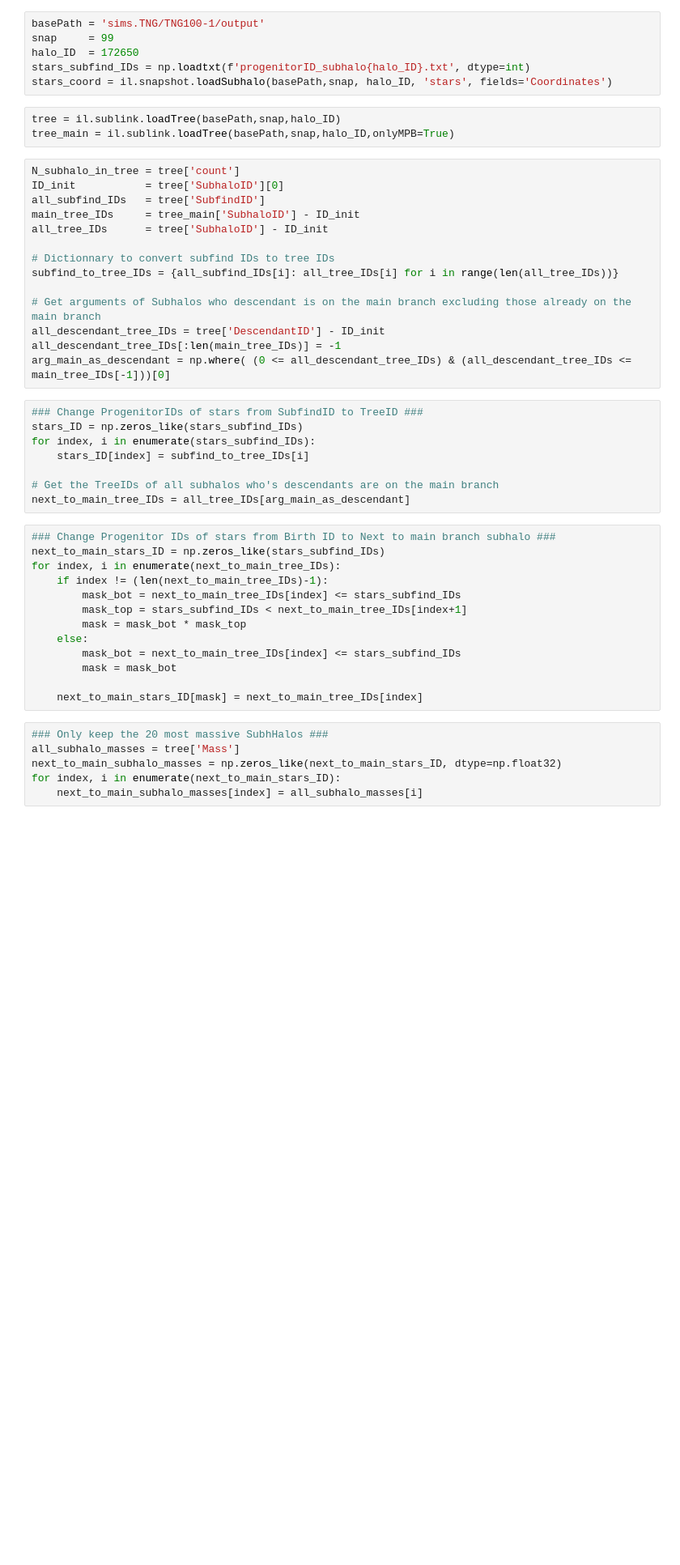
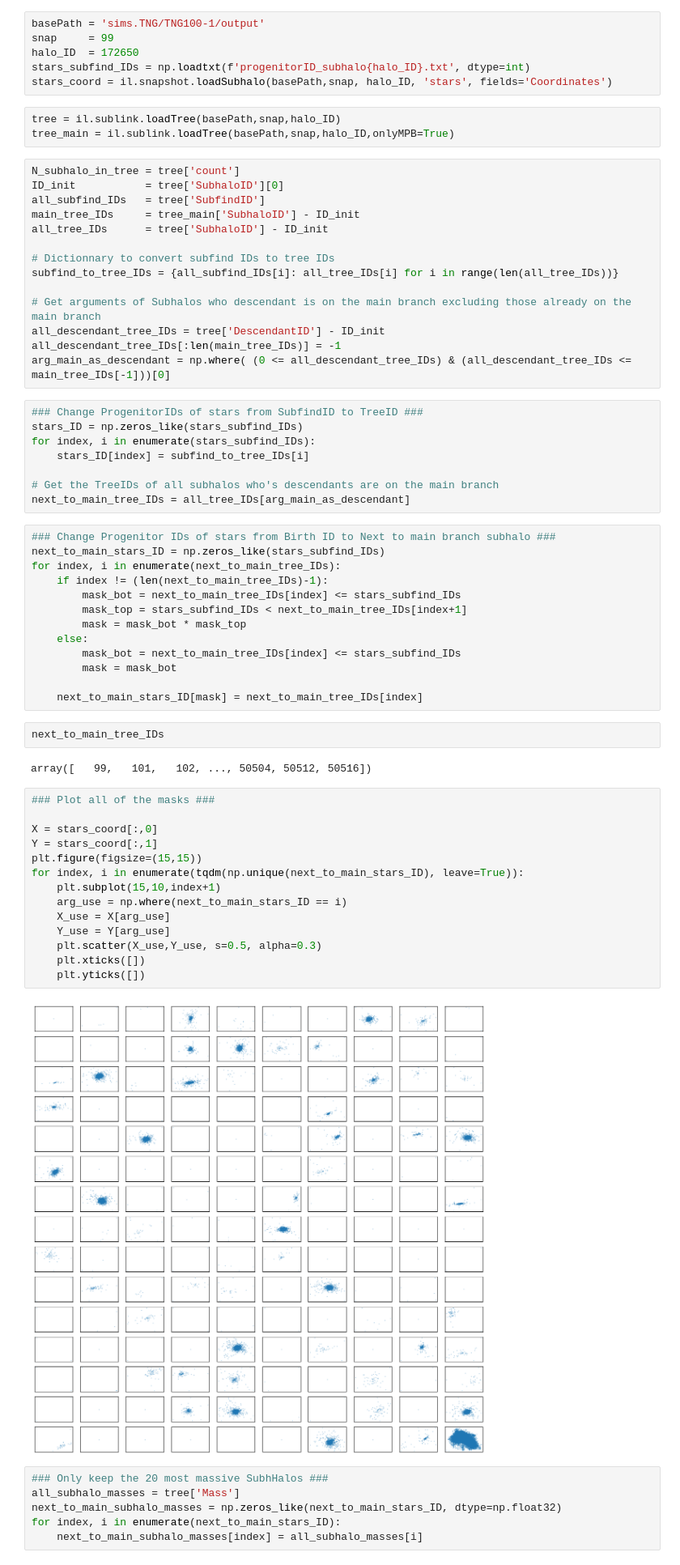
Before and after one commit to David-Chemaly/Stream_Finder, a Jupyter notebook: getMaskID.ipynb, the cells around one changed output. Shown at 81% size. Saved outputs shown, nothing was run; the diff lists cells and outputs as text; blank space fills up the shorter version.

```diff
--- a/getMaskID.ipynb
+++ b/getMaskID.ipynb
@@ -49,6 +49,26 @@ for index, i in enumerate(next_to_main_tree_IDs):
         mask = mask_bot
 
     next_to_main_stars_ID[mask] = next_to_main_tree_IDs[index]
+# %%
+next_to_main_tree_IDs
+# %% [output]
+array([   99,   101,   102, ..., 50504, 50512, 50516])
+# %%
+### Plot all of the masks ###
+
+X = stars_coord[:,0]
+Y = stars_coord[:,1]
+plt.figure(figsize=(15,15))
+for index, i in enumerate(tqdm(np.unique(next_to_main_stars_ID), leave=True)):
+    plt.subplot(15,10,index+1)
+    arg_use = np.where(next_to_main_stars_ID == i)
+    X_use = X[arg_use]
+    Y_use = Y[arg_use]
+    plt.scatter(X_use,Y_use, s=0.5, alpha=0.3)
+    plt.xticks([])
+    plt.yticks([])
+# %% [output]
+[figure, added]
 # %%
 ### Only keep the 20 most massive SubhHalos ###
 all_subhalo_masses = tree['Mass']
```
Also changed, not shown: parts of 6 cells of this notebook, 1 other file.
